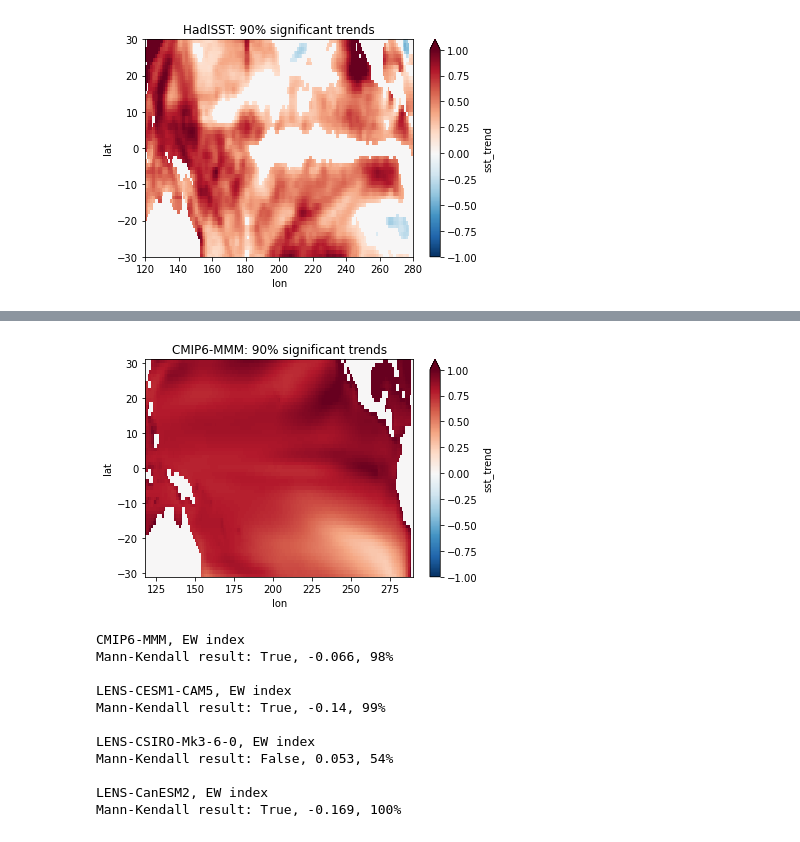
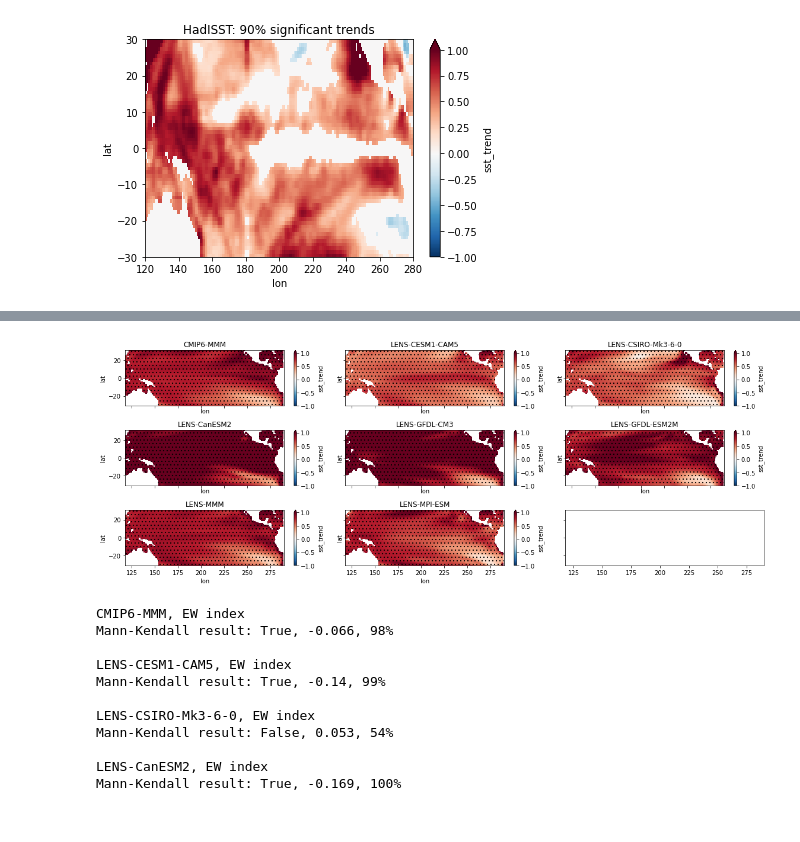
Before and after one commit to ocp-cmdg/ingrid2python, a Jupyter notebook: notebooks/naomi/Trend_Significance_OBS.ipynb, the cells around one changed output, grey strips where cells are left out. Cells and saved outputs as stored; diff of their text form; code cells hidden in the pictures.

```diff
--- a/notebooks/naomi/Trend_Significance_OBS.ipynb
+++ b/notebooks/naomi/Trend_Significance_OBS.ipynb
@@ -112,11 +115,6 @@ for j,index in enumerate(['EW','NS']):
         trend = (NT-1) * slope
         sig_lev = 100*(1-p)
         print(f'Mann-Kendall result: {h}, {trend.round(3)}, {round(sig_lev)}%')
-        if h:
-            sig = 'pass'
-        else:
-            sig = 'fail'
-
 
         # Least Squares fit and student's t-test Method
 
@@ -127,12 +125,10 @@ for j,index in enumerate(['EW','NS']):
         ax.set_ylim((vmin,vmax))
         varx = np.sum((x - np.mean(x))**2)
         sig2 = np.sum(residual**2)/(NT-2)
-        #print(sig2,varx)
         SE = np.sqrt(sig2/varx)*(NT-1)
         print('confidence interval:',(trend-SE*t).round(3),(trend+SE*t).round(3))
         if (trend >= SE*t) or (trend <= -SE*t) :
             result = True
-
         else:
             result = False
         trend_ls = b*(NT-1)
@@ -211,7 +207,7 @@ for prod in prods:
     dss[prod] = load(url[prod],start[prod]).sel(time=slice('1958-01','2018-12')).coarsen(time=12,boundary='trim').mean()
 # %%
 sig_lev = round(100*(1- alpha))
-fig, axs = plt.subplots(2,3,figsize=(15,5),sharex=True, sharey=True)
+fig, axs = plt.subplots(2,3,figsize=(16,4),sharex=True, sharey=True)
 for j,prod in enumerate(prods):
     i = j%3
     k = int(j/3)
@@ -239,29 +235,41 @@ plt.tight_layout()
 # %%
 alpha = 0.1; t = 1.296
 #alpha = 0.05; t = 1.671
 #alpha = 0.15; t=1.045
 #alpha = 0.20; t=0.848
 
 sig_lev = round(100*(1- alpha))
-prod = 'CMIP6-MMM'
-file = f'data-TP/{prod}_ts.nc'
-ds2 = xr.open_dataset(file)
-NT = len(ds2.time)
-dfit = ds2.ts.polyfit('time', 1, skipna=True)   # time is in nanoseconds
-ds2['sst_fit'] = xr.polyval(coord=ds2.time, coeffs=dfit.polyfit_coefficients)
-ds2['sst_trend'] = (ds2.sst_fit[-1] - ds2.sst_fit[0]).where(ds2.sst_fit[0])
-ds2['residual'] = ds2.ts - ds2.sst_fit
-ds2['time'] = np.arange(0,NT)
-xp = ds2.time - ds2.time.mean()
-varx = np.square(xp).mean()*NT
-sig2 = np.square(ds2.residual).mean(['time'])*NT/(NT-2)
-SE = np.sqrt(sig2/varx)*(NT-1)
-mask1 = ds2.sst_trend.where(ds2.sst_trend + SE*t < 0,other=0) # significant negative trends
-mask2 = ds2.sst_trend.where(ds2.sst_trend - SE*t > 0,other=0) # significant positive trends
-(mask1+mask2).plot(vmin=-1,vmax=1,cmap='RdBu_r')
-plt.title(f'{prod}: {sig_lev}% significant trends');
+files = sorted(glob('data-TP/CMIP6*_ts.nc')) + sorted(glob('data-TP/LENS*_ts.nc'))
+
+fig, axs = plt.subplots(3,3,figsize=(16,6),sharex=True, sharey=True)
+for j,file in enumerate(files):
+    i = j%3
+    k = int(j/3)
+    prod = file.split('data-TP/')[-1].split('_ts.nc')[0]
+    #print(prod)
+    ax = axs[k,i]
+    ds2 = xr.open_dataset(file)
+
+    file = f'data-TP/{prod}_ts.nc'
+    ds2 = xr.open_dataset(file)
+    NT = len(ds2.time)
+    dfit = ds2.ts.polyfit('time', 1, skipna=True)   # time is in nanoseconds
+    ds2['sst_fit'] = xr.polyval(coord=ds2.time, coeffs=dfit.polyfit_coefficients)
+    ds2['sst_trend'] = (ds2.sst_fit[-1] - ds2.sst_fit[0]).where(ds2.sst_fit[0])
+    ds2['residual'] = ds2.ts - ds2.sst_fit
+    ds2['time'] = np.arange(0,NT)
+    xp = ds2.time - ds2.time.mean()
+    varx = np.square(xp).mean()*NT
+    sig2 = np.square(ds2.residual).mean(['time'])*NT/(NT-2)
+    SE = np.sqrt(sig2/varx)*(NT-1)
+    mask1 = ds2.sst_trend.where(ds2.sst_trend + SE*t < 0,other=0) # significant negative trends
+    mask2 = ds2.sst_trend.where(ds2.sst_trend - SE*t > 0,other=0) # significant positive trends
+    ds2.sst_trend.plot(ax=ax,vmin=-1,vmax=1,cmap='RdBu_r')
+    (mask1+mask2).plot.contourf(ax=ax,levels=[-.0001,.0001],colors='none',hatches=['..',None],extend='both',add_colorbar=0)
+    ax.set_title(f'{prod}')
+plt.tight_layout()
 # %% [output]
-[figure, old version]
+[figure, new version]
 # %%
 files = sorted(glob('data-TP/CMIP6*_ts.nc')) + sorted(glob('data-TP/LENS*_ts.nc'))
 for file in files:
```
Also changed, not shown: parts of 3 cells of this notebook.
